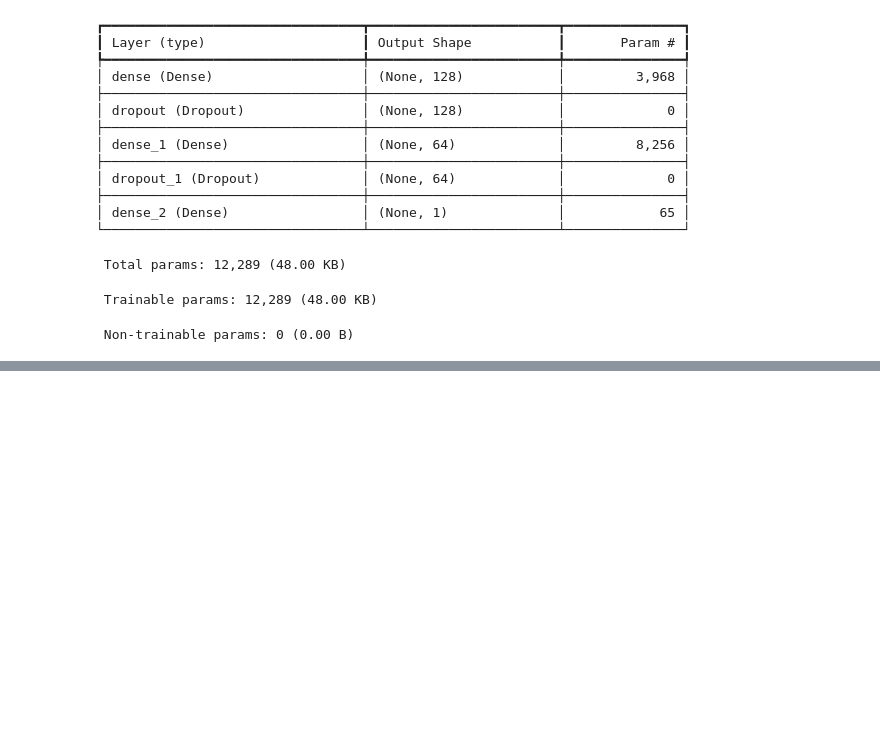
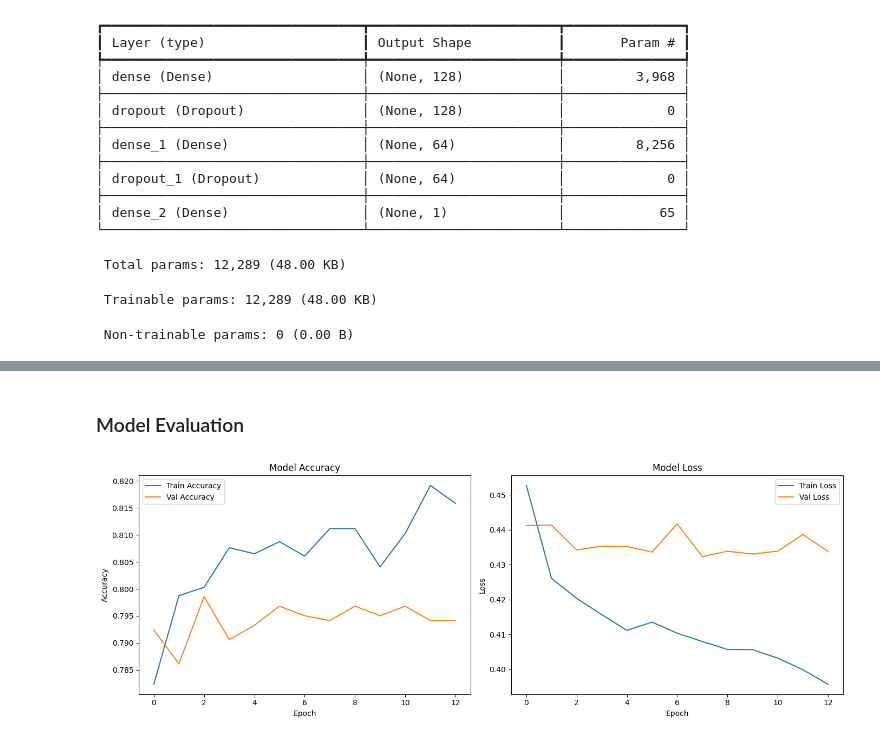
Before and after one commit to MugoDom/otomoto-marketing-segmentation, a Jupyter notebook: notebooks/Otomoto-market-segmentation.ipynb, the cells around one changed output, grey strips where cells are left out. Saved outputs shown, nothing was run; the diff lists cells and outputs as text; code cells hidden in the pictures; blank space fills up the shorter version.

Commit message:
Update: Optimise the model

```diff
--- a/notebooks/Otomoto-market-segmentation.ipynb
+++ b/notebooks/Otomoto-market-segmentation.ipynb
@@ -190,3 +189,16 @@ Model: "sequential"
  Total params: 12,289 (48.00 KB)
  Trainable params: 12,289 (48.00 KB)
  Non-trainable params: 0 (0.00 B)
+# %%
+# Add early stopping to avoid overfitting
+early_stop = EarlyStopping(monitor='val_loss', patience=5, restore_best_weights=True)
+
+# Train the baseline model
+history = baseline_model.fit(
+    X_train, y_train,
+    validation_split=0.2,
+    epochs=50,
+    batch_size=32,
+    callbacks=[early_stop],
+    verbose=1
+)
@@ -192,0 +223,32 @@ Model: "sequential"
+# %% [markdown]
+### Model Evaluation
+# %%
+# define a function to plot the training history
+def plot_training_history(history):
+    plt.figure(figsize=(14, 5))
+
+    # Accuracy plot
+    plt.subplot(1, 2, 1)
+    plt.plot(history.history['accuracy'], label='Train Accuracy')
+    plt.plot(history.history['val_accuracy'], label='Val Accuracy')
+    plt.title('Model Accuracy')
+    plt.xlabel('Epoch')
+    plt.ylabel('Accuracy')
+    plt.legend()
+
+    # Loss plot
+    plt.subplot(1, 2, 2)
+    plt.plot(history.history['loss'], label='Train Loss')
+    plt.plot(history.history['val_loss'], label='Val Loss')
+    plt.title('Model Loss')
+    plt.xlabel('Epoch')
+    plt.ylabel('Loss')
+    plt.legend()
+
+    plt.tight_layout()
+    plt.show()
+# %%
+#Call the function on the model
+plot_training_history(history)
+# %% [output]
+[figure, added]
```
Also changed, not shown: parts of 6 cells of this notebook.
